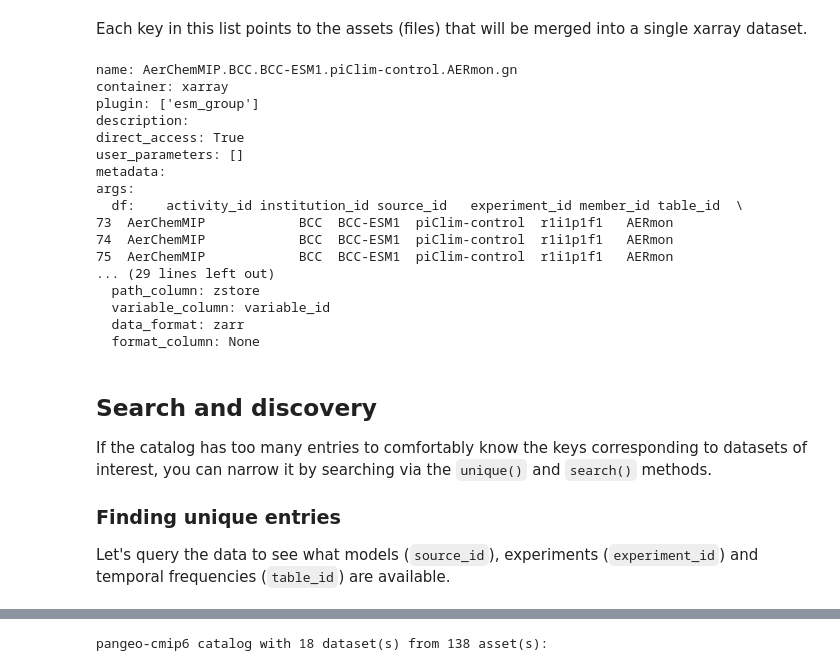
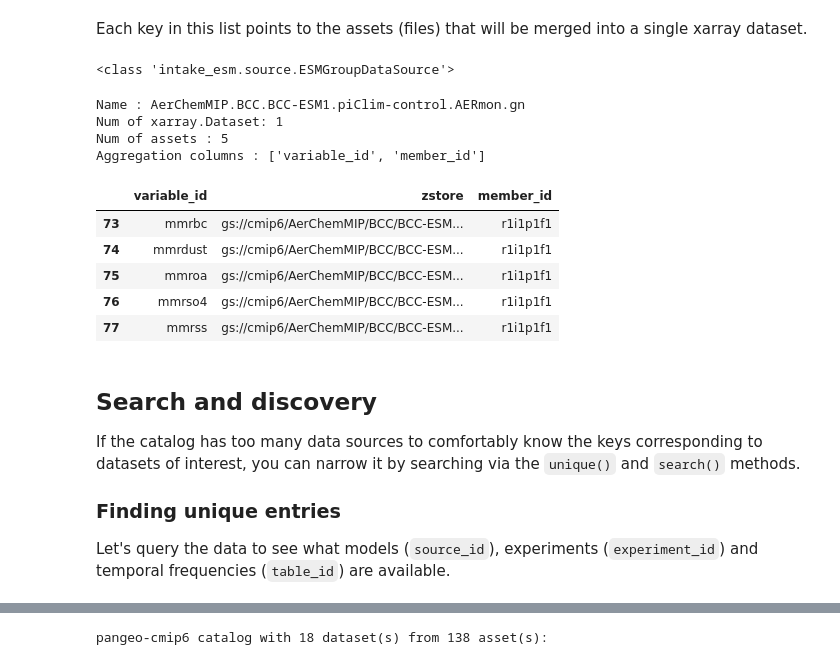
Before and after one commit to intake/intake-esm, a Jupyter notebook: docs/source/notebooks/tutorial.ipynb, the cells around one changed output, grey strips where cells are left out. Drawn from its saved outputs; the diff is of its cells as text; code cells hidden in the pictures.

```diff
--- a/docs/source/notebooks/tutorial.ipynb
+++ b/docs/source/notebooks/tutorial.ipynb
@@ -71,30 +108,25 @@ col.keys()[:10]
 # %% [markdown]
 Each key in this list points to the assets (files) that will be merged into a single xarray dataset.
 # %%
-entry = col["AerChemMIP.BCC.BCC-ESM1.piClim-control.AERmon.gn"]
-print(entry)
+data_source = col["AerChemMIP.BCC.BCC-ESM1.piClim-control.AERmon.gn"]
+print(type(data_source))
+data_source
 # %% [output]
-name: AerChemMIP.BCC.BCC-ESM1.piClim-control.AERmon.gn
-container: xarray
-plugin: ['esm_group']
-description:
-direct_access: True
-user_parameters: []
-metadata:
-args:
-  df:    activity_id institution_id source_id   experiment_id member_id table_id  \
-73  AerChemMIP            BCC  BCC-ESM1  piClim-control  r1i1p1f1   AERmon
-74  AerChemMIP            BCC  BCC-ESM1  piClim-control  r1i1p1f1   AERmon
-75  AerChemMIP            BCC  BCC-ESM1  piClim-control  r1i1p1f1   AERmon
-... (29 lines left out)
-  path_column: zstore
-  variable_column: variable_id
-  data_format: zarr
-  format_column: None
+<class 'intake_esm.source.ESMGroupDataSource'>
+Name : AerChemMIP.BCC.BCC-ESM1.piClim-control.AERmon.gn
+Num of xarray.Dataset: 1
+Num of assets : 5
+Aggregation columns : ['variable_id', 'member_id']
+|  | variable_id | zstore | member_id |
+| 73 | mmrbc | gs://cmip6/AerChemMIP/BCC/BCC-ESM... | r1i1p1f1 |
+| 74 | mmrdust | gs://cmip6/AerChemMIP/BCC/BCC-ESM... | r1i1p1f1 |
+| 75 | mmroa | gs://cmip6/AerChemMIP/BCC/BCC-ESM... | r1i1p1f1 |
+| 76 | mmrso4 | gs://cmip6/AerChemMIP/BCC/BCC-ESM... | r1i1p1f1 |
+| 77 | mmrss | gs://cmip6/AerChemMIP/BCC/BCC-ESM... | r1i1p1f1 |
 # %% [markdown]
 ## Search and discovery
 
-If the catalog has too many entries to comfortably know the keys corresponding to datasets of interest, you can narrow it by searching via the `unique()` and `search()` methods.
+If the catalog has too many data sources to comfortably know the keys corresponding to datasets of interest, you can narrow it by searching via the `unique()` and `search()` methods.
 
 
 ### Finding unique entries
```
Also changed, not shown: parts of 18 cells of this notebook.
